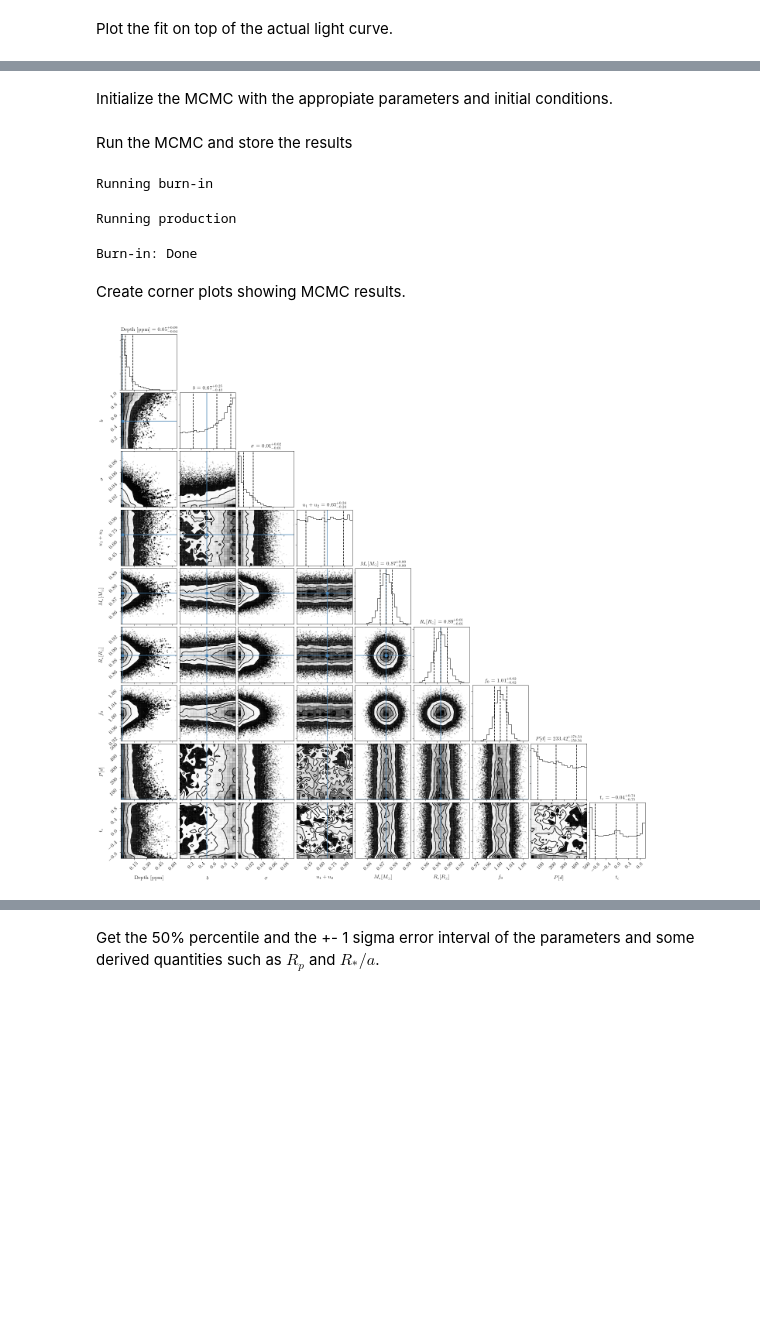
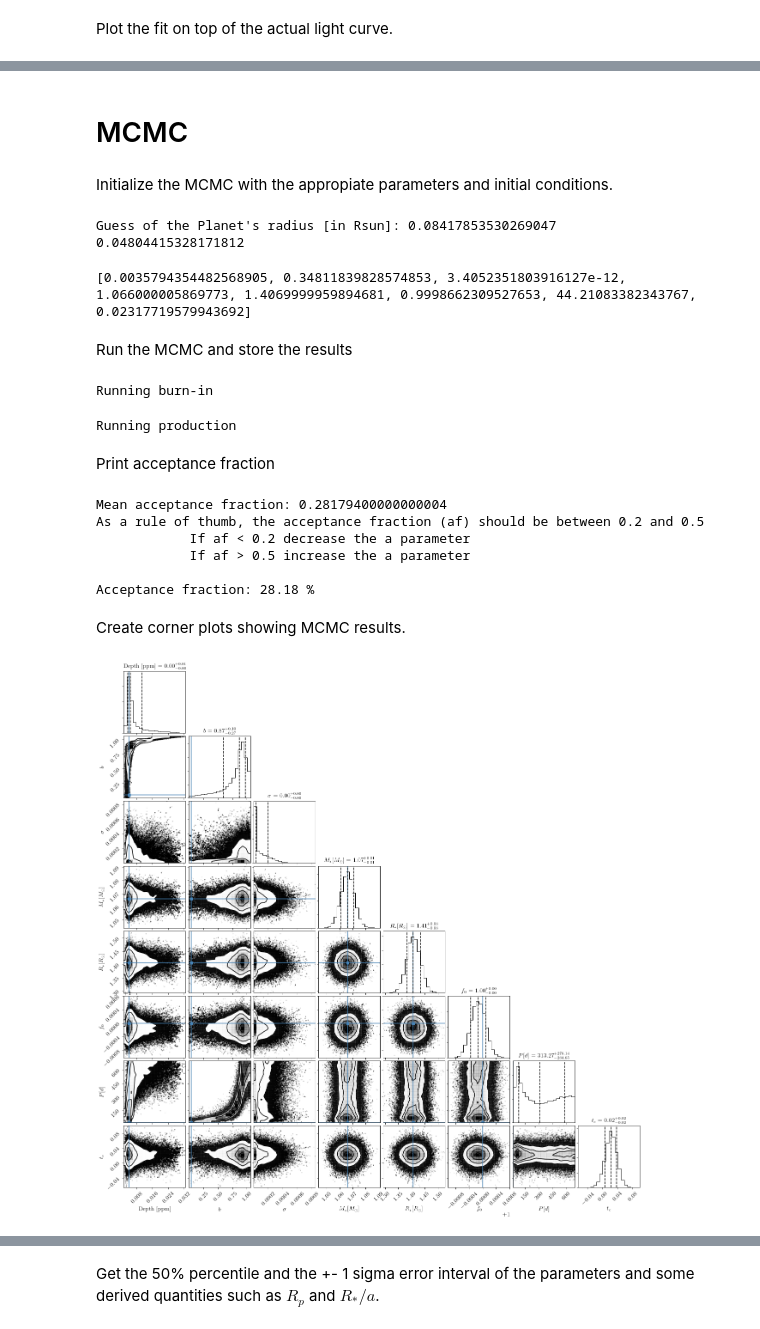
Before and after one commit to mbadenas/TFM2018, a Jupyter notebook: test_peaks.ipynb, the cells around one changed output, grey strips where cells are left out. Drawn from its saved outputs; the diff is of its cells as text; code cells hidden in the pictures; blank space fills up the shorter version.

```diff
--- a/test_peaks.ipynb
+++ b/test_peaks.ipynb
@@ -250,9 +324,8 @@ def fit_lc(nl, guesses, lc_data):
 sc = 58.0  #sc = 58 sec
 tKep = sc/60/60/24  # sc in days
 
-period_guess = 13.5
+period_guess = 250#randrange(14,500) #uniform(13.5, 500)
+print("Period guess [d]:", period_guess)
 ecc = 0.0
 t_conj_guess = 0.0
-depth_guess = 1 - newY.min()
-diffLD = u1 - u2
-#sigma_guess = np.std(newY_err)
+depth_guess = 1 - corr_flux_mask.min()
@@ -330,2 +418,13 @@ Depth [ppm]:
+# %% [markdown]
+# MCMC
 # %% [markdown]
 Initialize the MCMC with the appropiate parameters and initial conditions.
+# %%
+rp_guess = np.sqrt(depth_ml)*rs
+print("Guess of the Planet's radius [in Rsun]:", rp_guess)
+three_jup_rad = 0.3084 #3 RJup = 0.3084 Solar Radii
+max_depth = (three_jup_rad/rs)**2
+print(max_depth)
+# %% [output]
+Guess of the Planet's radius [in Rsun]: 0.08417853530269047
+0.04804415328171812
@@ -332,38 +467,62 @@ Initialize the MCMC with the appropiate parameters and initial conditions.
 # %%
-ndim, nwalkers = len(initial_guesses), 100
-initMCMC = res2
-p0 = [initMCMC*(1+1e-4*np.random.randn(ndim)) for i in range(nwalkers)]
+allfixed_mcmc = [ecc, smass, smass_err, rs, rs_err, tKep, u1, u2]
+res_mcmc = [depth_ml, b_ml, sigma_ml, mass_ml, radius_ml, f0_ml, period_ml, tc_ml]
+print(res_mcmc)
+ndim, nwalkers = len(res_mcmc), 100
+p0 = [res_mcmc*(1+1e-8*np.random.randn(ndim)) for i in range(nwalkers)]
+# %% [output]
+[0.0035794354482568905, 0.34811839828574853, 3.4052351803916127e-12, 1.066000005869773, 1.4069999959894681, 0.9998662309527653, 44.21083382343767, 0.02317719579943692]
 # %% [markdown]
 Run the MCMC and store the results
 # %%
-sampler = emcee.EnsembleSampler(nwalkers, ndim, lnprob, args=(newX, newY, newY_err, allfixed))
+#corr_Flux with or without median filter?
+
+sampler = emcee.EnsembleSampler(nwalkers, ndim, lnprob_mcmc,
+                                args=(corr_time_mask, corr_flux_mask, 0.01*corr_flux_err_mask, allfixed_mcmc))
 print("Running burn-in")
-pos, prob, state = sampler.run_mcmc(p0, 300, progress=True);
-sampler.reset()
+pos, prob, state = sampler.run_mcmc(p0, 200, progress=True);
+sampler.reset() # Reset the chain to remove the burn-in samples.
 print("Running production")
 sampler.run_mcmc(p0, 5000, rstate0 = state, progress=True);
-print("Burn-in: Done")
 samples = sampler.chain[:, 500:, :].reshape((-1, ndim))
 np.savetxt('mcmc_samples.txt', samples)
 # %% [output]
 Running burn-in
 Running production
-Burn-in: Done
+# %% [markdown]
+Print acceptance fraction
+# %%
+af = sampler.acceptance_fraction
+print("Mean acceptance fraction:", np.mean(af))
+af_msg = '''As a rule of thumb, the acceptance fraction (af) should be between 0.2 and 0.5
+            If af < 0.2 decrease the a parameter
+            If af > 0.5 increase the a parameter
+            '''
+print(af_msg)
+
+print("Acceptance fraction: {0:.2f} %".format(100 * np.mean(sampler.acceptance_fraction)))
+# %% [output]
+Mean acceptance fraction: 0.28179400000000004
+As a rule of thumb, the acceptance fraction (af) should be between 0.2 and 0.5
+            If af < 0.2 decrease the a parameter
+            If af > 0.5 increase the a parameter
+
+Acceptance fraction: 28.18 %
 # %% [markdown]
 Create corner plots showing MCMC results.
 # %%
-res_labels = ['Depth [ppm]', r'$b$', r'$\sigma$', r'$u_1+u_2$', r'$M_{*} [M_{\odot}]$',
+res_labels = ['Depth [ppm]', r'$b$', r'$\sigma$', r'$M_{*} [M_{\odot}]$',
           r'$R_{*} [R_{\odot}]$', r'$f_{0}$', r'$P [d]$', r'$t_c$']
 
-true_params = [depth/1e6, b, None, u1+u2, smass, rs, None, P, None]
+true_params = [depth/1e6, b, None, smass, rs, 1.0, P, None]
 
-fig = corner.corner(samples, labels=res_labels,
-                    quantiles=[0.16, 0.5, 0.84], truths=true_params,
-                    show_titles=True,title_args={"fontsize": 12}, plot_contours=True)
+fig = corner.corner(samples, weights = None, labels = res_labels,
+                    quantiles=[0.16, 0.5, 0.84], truths = true_params,
+                    show_titles = True, title_args={"fontsize": 12}, plot_contours=True)
 
 #show_titles = True -> Title will show the 0.5 quantile, w/ the upper & lower errors given by the quantiles argument.
 
-sampler.acceptance_fraction; #http://eso-python.github.io/ESOPythonTutorials/ESOPythonDemoDay8_MCMC_with_emcee.html
+sampler.acceptance_fraction;
 # %% [output]
-[figure, old version]
+[figure, new version]
 # %%
```
Also changed, not shown: parts of 28 cells of this notebook.
